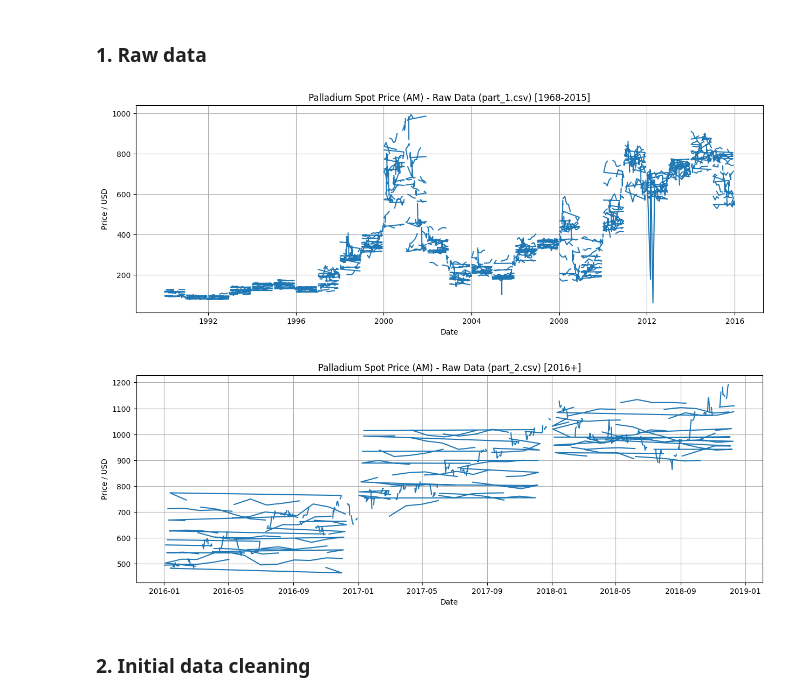
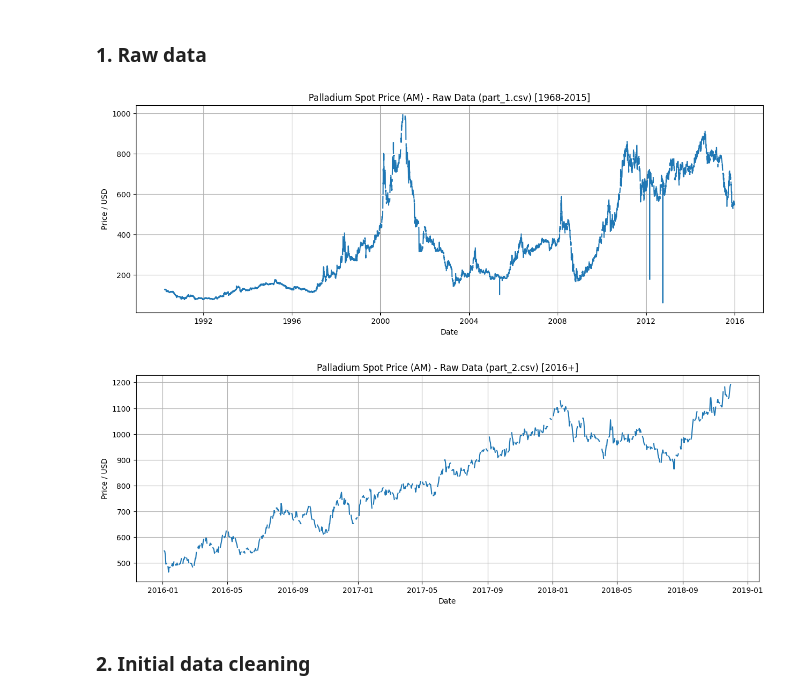
Before and after one commit to mhk-github/Jupyter, a Jupyter notebook: EDA/EDA.ipynb, the cells around one changed output. Saved outputs shown, nothing was run; the diff lists cells and outputs as text; code cells hidden in the pictures.

```diff
--- a/EDA/EDA.ipynb
+++ b/EDA/EDA.ipynb
@@ -310,6 +308,7 @@ df_london_fixes_daily_1968_2015_raw = pd.read_csv(
     skiprows=[0,1,2,3,4],
     usecols=[0,1,2,3,4,5,6,7],
     parse_dates=True,
+    date_format='%d/%m/%y',
     converters={
         1: locale_string_to_float,
         2: locale_string_to_float,
@@ -329,37 +328,38 @@ plt.xlabel("Date")
 plt.ylabel("Price / USD")
 plt.show()
 # %% [output]
-[figure, old version]
+[figure, new version]
 # %%
 df_london_fixes_daily_2016_on_raw = pd.read_csv(
     r'Data\part_2.csv',
     encoding='utf-8',
     header=None,
     names=['Date', 'Au AM', 'Au PM', 'Ag', 'Pt AM', 'Pt PM', 'Pd AM', 'Pd PM'],
     index_col=0,
     skiprows=[0,1,2,3,4],
     usecols=[0,1,2,3,4,5,6,7],
     parse_dates=True,
+    date_format='%d/%m/%y',
     converters={
         1: locale_string_to_float,
         2: locale_string_to_float,
         3: locale_string_to_float,
         4: locale_string_to_float,
         5: locale_string_to_float,
         6: locale_string_to_float,
         7: locale_string_to_float
     }
 )
 fig, ax = plt.subplots()
 ax.plot(df_london_fixes_daily_2016_on_raw['Pd AM'])
 ax.grid()
 fig.set_size_inches(15, 5)
 plt.title("Palladium Spot Price (AM) - Raw Data (part_2.csv) [2016+]")
 plt.xlabel("Date")
 plt.ylabel("Price / USD")
 plt.show()
 # %% [output]
-[figure, old version]
+[figure, new version]
 # %% [markdown]
 ### 2. Initial data cleaning
 # %%
```
Also changed, not shown: parts of 3 cells of this notebook.
